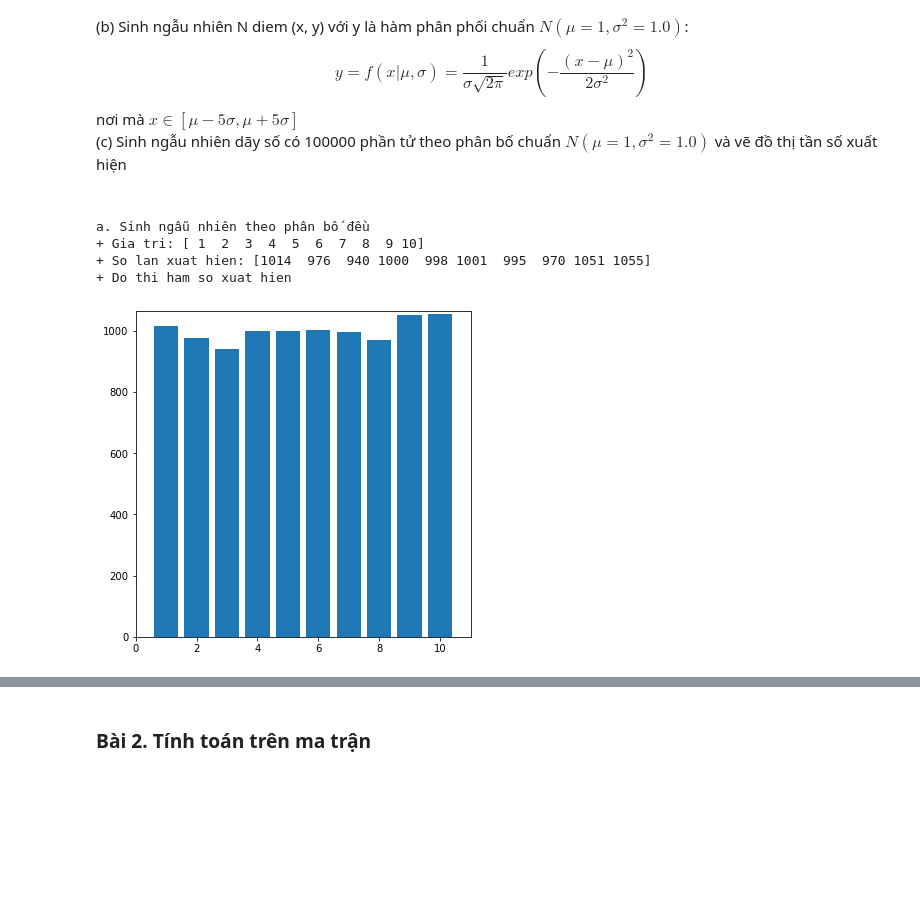
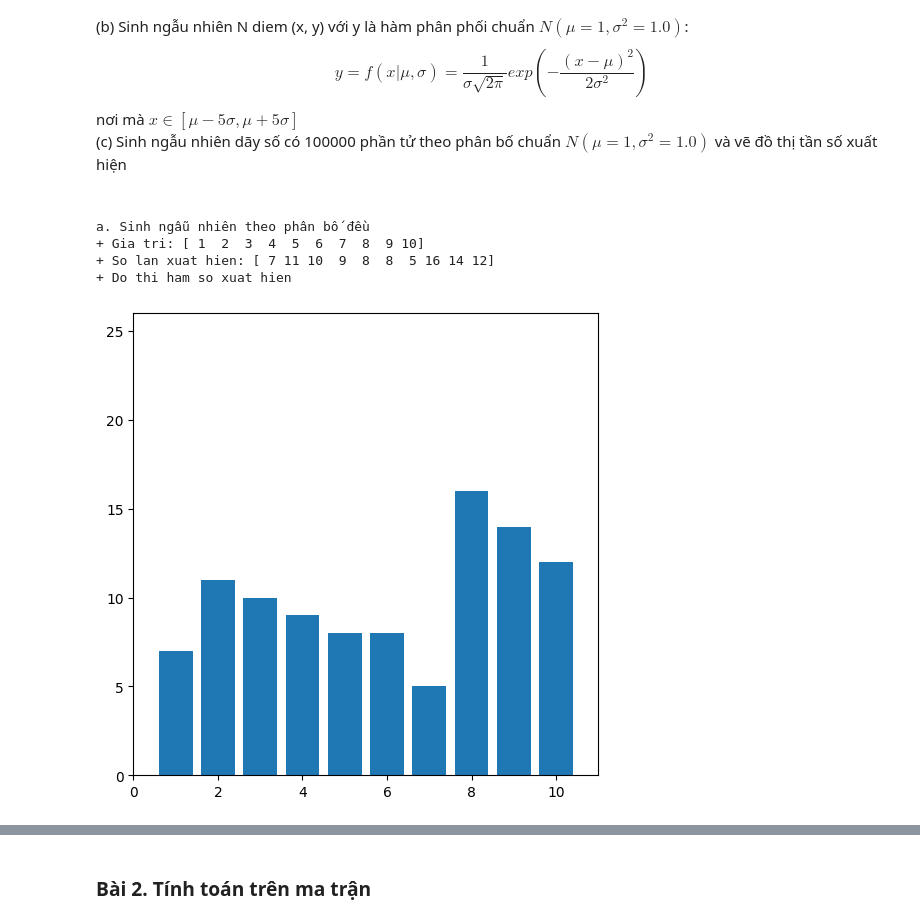
Before and after one commit to TruongXuanHung/sgu25_data_analytics, a Jupyter notebook: exercises/lab2/04_exercise_02.ipynb, the cells around one changed output, grey strips where cells are left out. Saved outputs shown, nothing was run; the diff lists cells and outputs as text; code cells hidden in the pictures; blank space fills up the shorter version.

```diff
--- a/exercises/lab2/04_exercise_02.ipynb
+++ b/exercises/lab2/04_exercise_02.ipynb
@@ -133,25 +151,28 @@ d. Tìm khoảng cách nhỏ nhất giữa tập a và x. Ví dụ: min({1, 3, 5
 # %%
 import matplotlib.pyplot as plt  # Khai báo thư viện pyplot trong matplotlib
 
-""" CÁC BẠN LÀM BÀI Ở ĐÂY """
+a_rand = np.random.randint(1, 11, 100)
+
+# Đếm tần số xuất hiện
+value, cnt = np.unique(a_rand, return_counts=True)
 # Sử dụng hàm np.random.randint để sinh dãy số ngẫu nhiên
 # Sử dụng hàm np.unique để trả về tần số xuất hiện
 # ...
 
 print("a. Sinh ngẫu nhiên theo phân bố đều")
 print(f"+ Gia tri: {value}")
 print(f"+ So lan xuat hien: {cnt}")
 print("+ Do thi ham so xuat hien")
 plt.figure(figsize=(6,6))      #  kich thuoc ban ve
 plt.bar(value, cnt)            #  ve cac khoi chu nhat theo day x, y
 plt.xlim(0, 11)                #  gioi han truc x
 plt.ylim(0, np.max(cnt) + 10)  #  gioi han truc y
 plt.savefig("4a.png")          #  luu do thi
 plt.show()                     #  hien thi do thi
 # %% [output]
 a. Sinh ngẫu nhiên theo phân bố đều
 + Gia tri: [ 1  2  3  4  5  6  7  8  9 10]
-+ So lan xuat hien: [1014  976  940 1000  998 1001  995  970 1051 1055]
++ So lan xuat hien: [ 7 11 10  9  8  8  5 16 14 12]
 + Do thi ham so xuat hien
-[figure, old version]
+[figure, new version]
 # %%
```
Also changed, not shown: parts of 15 cells of this notebook.
